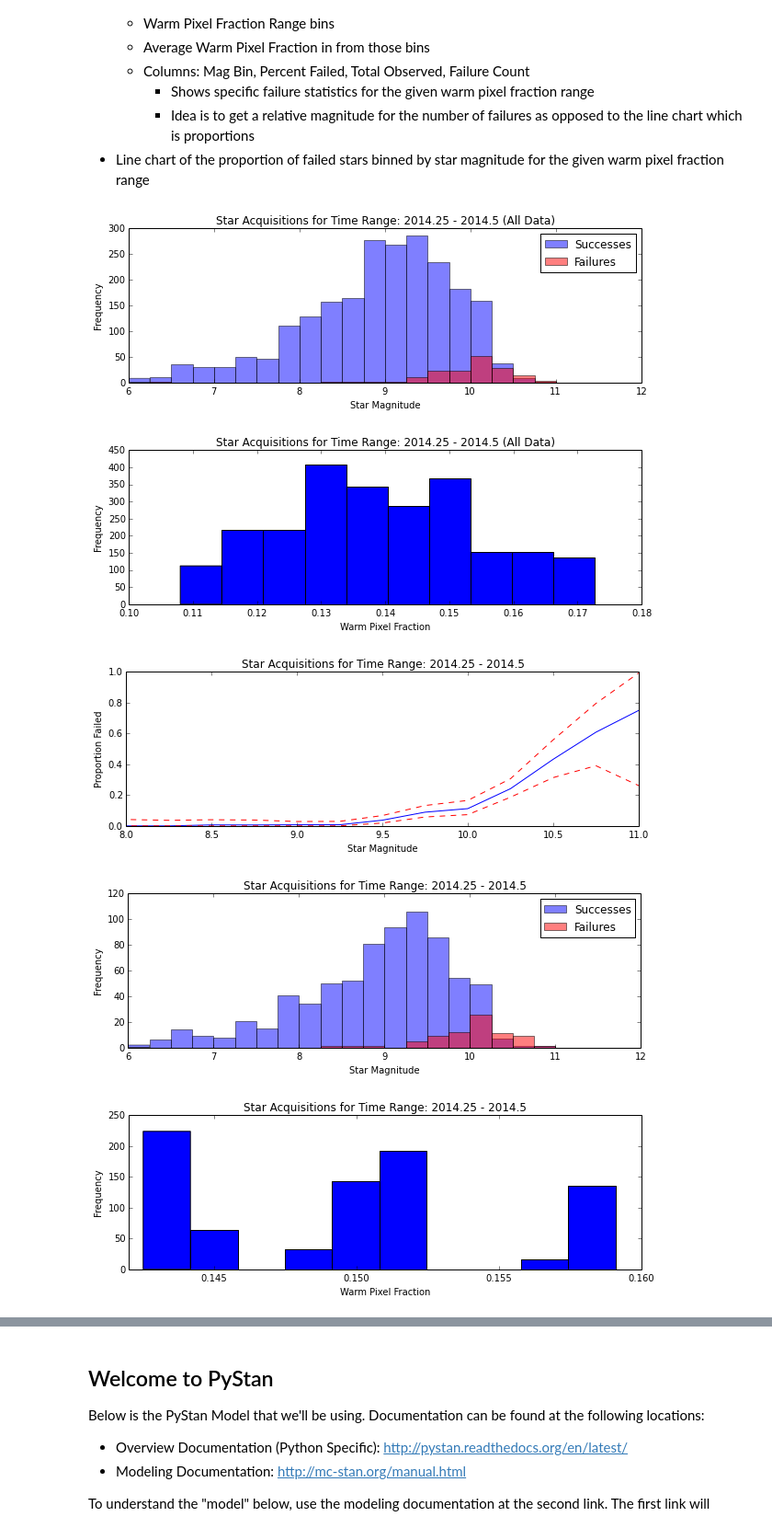
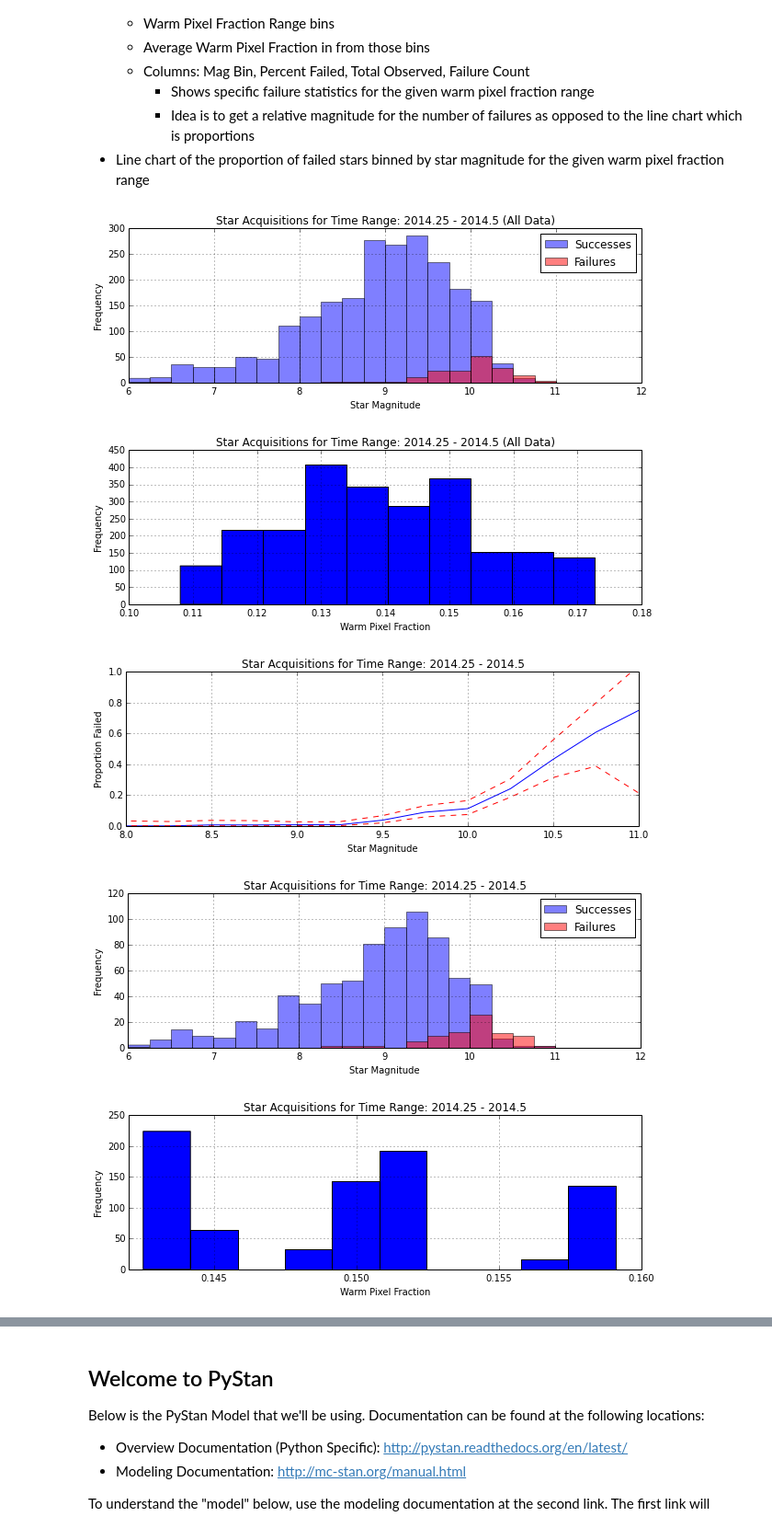
Before and after one commit to sot/aca_stats, a Jupyter notebook: Chandra_PyStan.ipynb, the cells around one changed output, grey strips where cells are left out. Shown at 92% size. Cells and saved outputs as stored; diff of their text form; code cells hidden in the pictures.

```diff
--- a/Chandra_PyStan.ipynb
+++ b/Chandra_PyStan.ipynb
@@ -54,20 +54,13 @@ We also need a function that estimates error bars for each bin that we'll eventu
 http://en.wikipedia.org/wiki/Binomial_proportion_confidence_interval
 # %%
 def wilsoninterval(failures, total_count):
-    pHat = failures.astype(float)/total_count
-
+    p = failures.astype(float)/total_count
+    q = 1 - p
     z = 1.96
-    f = failures
     n = total_count
-    upper = (2*n*pHat + z**2 + (z * np.sqrt(z**2 - (1/n) + 4*n*pHat*(1-pHat) - (4*pHat - 2)) + 1))/(2*(n + z**2))
-    lower = (2*n*pHat + z**2 - (z * np.sqrt(z**2 - (1/n) + 4*n*pHat*(1-pHat) - (4*pHat - 2)) + 1))/(2*(n + z**2))
-    for i, j in enumerate(upper):
-        if j > 1.0:
-            upper[i] = 1.0
-    for i, j in enumerate(lower):
-        if j < 0.0:
-            lower[i] = 0
-    return upper, lower
+    L = (2*n*p + z**2 - 1 - z*np.sqrt(z**2 - 2 - (1/n) + 4*p*(n*q + 1))) / (2*(n + z**2))
+    U = (2*n*p + z**2 + 1 + z*np.sqrt(z**2 - 2 - (1/n) + 4*p*(n*q + 1))) / (2*(n + z**2))
+    return U, L
 # %% [markdown]
 ### Setting up the training subset of data
 
@@ -272,6 +271,7 @@ F.set_size_inches(10,3)
 plt.xlabel('Star Magnitude')
 plt.ylabel('Frequency')
 plt.title('Star Acquisitions for Time Range: {} - {} (All Data)'.format(test_start, test_end))
+plt.grid()
 plt.show()
 
 F = plt.figure()
@@ -280,6 +280,7 @@ F.set_size_inches(10,3)
 plt.xlabel('Warm Pixel Fraction')
 plt.ylabel('Frequency')
 plt.title('Star Acquisitions for Time Range: {} - {} (All Data)'.format(test_start, test_end))
+plt.grid()
 plt.show()
 
 F = plt.figure()
@@ -292,6 +293,7 @@ F.set_size_inches(10,3)
 plt.xlabel('Star Magnitude')
 plt.ylabel('Proportion Failed')
 plt.title('Star Acquisitions for Time Range: {} - {}'.format(test_start, test_end))
+plt.grid()
 plt.show()
 
 failure_counts, bin_edges = np.histogram(wp_range[wp_range['obc_id']=="NOID"]['mag'], bins=nbins)
@@ -308,6 +310,7 @@ F.set_size_inches(10,3)
 plt.xlabel('Star Magnitude')
 plt.ylabel('Frequency')
 plt.title('Star Acquisitions for Time Range: {} - {}'.format(test_start, test_end))
+plt.grid()
 plt.show()
 
 F = plt.figure()
@@ -315,38 +318,40 @@ plt.hist(wp_range['warm_pix'])
 F.set_size_inches(10,3)
 plt.xlabel('Warm Pixel Fraction')
 plt.ylabel('Frequency')
 plt.title('Star Acquisitions for Time Range: {} - {}'.format(test_start, test_end))
+plt.grid()
 plt.show()
 
 
 print """Warm Pixel Fraction Range: {0:<3.2f} - {1:3.2f}""".format(wp_test - 0.01, wp_test + 0.01)
 print """Average WPF              : {}\n""".format(np.mean(wp_range['warm_pix']))
 
 print """{0:^15} | {1:^15} | {2:^15} | {3:^15}""".format("Mag Bin", "Percent Failed", "Total Observed", "Failure Count")
 print """{}""".format("-"*70)
 for i in np.arange(0, len(total_counts)):
     print """{0:<15} | {1:^15.3f} | {2:^15} | {3:^15}""".format("{0:<5.2f} - {1:>5.2f}".format(nbins[i+1] - 0.25, nbins[i+1]),
                                                     100*percent_fail[i],
                                                     total_counts[i],
                                                     failure_counts[i])
 
 F = plt.figure()
 p1, = plt.plot(bin_edges[1:], percent_fail)
 p2, = plt.plot(bin_edges[1:], plower, linestyle='--', color='red')
 p3, = plt.plot(bin_edges[1:], pupper, linestyle='--', color='red')
 plt.xlim((8,11))
 plt.ylim((0,1))
 F.set_size_inches(10,3)
 plt.xlabel('Star Magnitude')
 plt.ylabel('Proportion Failed')
 plt.title('Star Acquisitions for Time Range: {} - {}'.format(test_start, test_end))
+plt.grid()
 plt.show()
 # %% [output]
-[figure, old version]
+[figure, new version]
-[figure, old version]
+[figure, new version]
-[figure, old version]
+[figure, new version]
-[figure, old version]
+[figure, new version]
-[figure, old version]
+[figure, new version]
 Warm Pixel Fraction Range: 0.14 - 0.16
 Average WPF              : 0.14961704778
 
```
Also changed, not shown: parts of 18 cells of this notebook.
